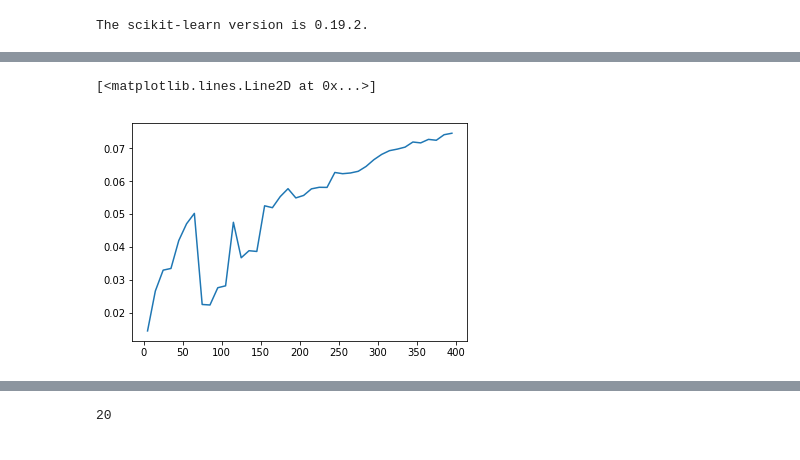
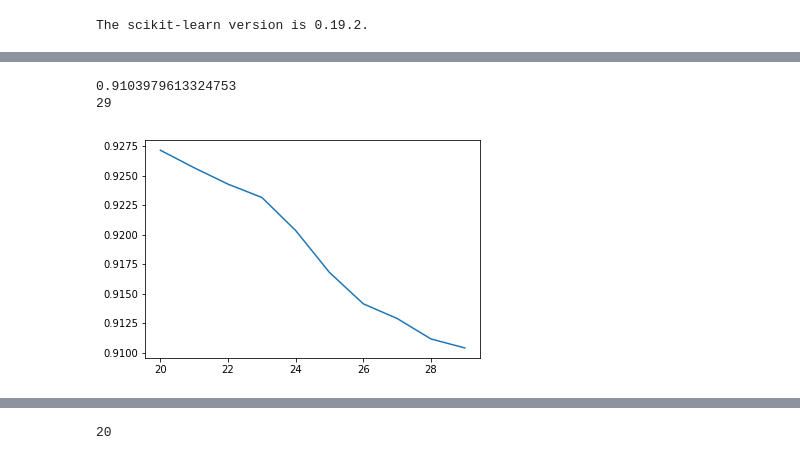
Before and after one commit to CarolCuba/ML-Project3, a Jupyter notebook: k-means.ipynb, the cells around one changed output, grey strips where cells are left out. Cells and saved outputs as stored; diff of their text form; code cells hidden in the pictures.

```diff
--- a/k-means.ipynb
+++ b/k-means.ipynb
@@ -35,22 +38,22 @@ print('The scikit-learn version is {}.'.format(sklearn.__version__))
 # %% [output]
 The scikit-learn version is 0.19.2.
 # %%
-df = pd.read_csv("data/bags.csv")
+df = pd.read_csv("data/bags.csv",header=None)
 
-#Separate the DF into Train and Test
-msk = np.random.rand(len(df)) < 0.7
+# #Separate the DF into Train and Test
+# msk = np.random.rand(len(df)) < 0.7
 
-test_df = df[~msk]
+# test_df = df[~msk]
 
-df = df[msk]
+# df = df[msk]
 
-#DF is now the training set
+# #DF is now the training set
 
 #Separate the Training DF into Train and Validation
-msk = np.random.rand(len(df)) < 0.8
+# msk = np.random.rand(len(df)) < 0.8
 
-train_df = df[msk]
-validation_df = df[~msk]
+# validation_df = df[~msk]
+# df = df[msk]
 
 
-print(train_df.shape)
+#print(train_df.shape)
@@ -133,5 +136,10 @@ plt.plot(error_label, distortions)
-# %%
-plt.plot(error_label, silhouette_avgs)
-# %% [output]
-[<matplotlib.lines.Line2D at 0x...>]
-[figure, removed]
+# %%
+plt.plot(error_label, distortions)
+min_error = np.array(distortions).min()
+print(min_error)
+k_min_error = np.nonzero(np.array(distortions) == min_error)[0][0]+starting_k
+print(k_min_error)
+# %% [output]
+0.9103979613324753
+29
+[figure, added]
```
Also changed, not shown: parts of 12 cells of this notebook, 13 other files.
